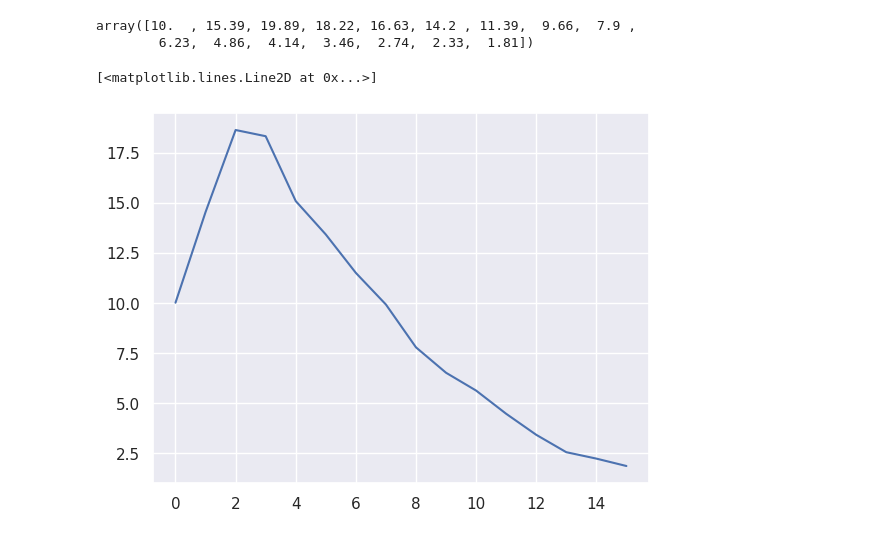
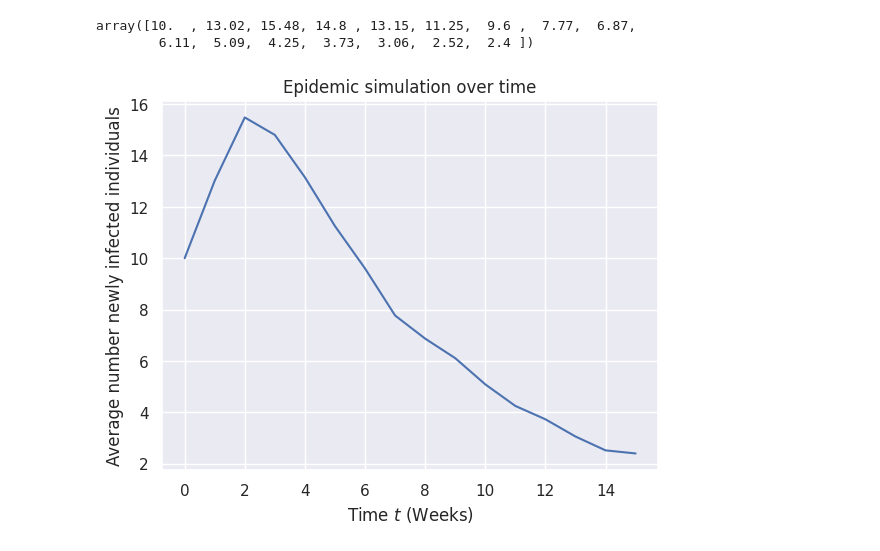
Before and after one commit to MateoRivera/network-dynamics, a Jupyter notebook: H3/H3 - Mateo.ipynb, the cells around one changed output. Cells and saved outputs as stored; diff of their text form; code cells hidden in the pictures.

```diff
--- a/H3/H3 - Mateo.ipynb
+++ b/H3/H3 - Mateo.ipynb
@@ -142,13 +140,13 @@ def EpidemicSimulation(G, beta, rho, time_limit):
 
     return nodes_infected, new_nodes_infected
 # %%
-def Simulations(G, beta, rho, n_simulations = 100, use_progressbar = True):
+def Simulations(G, beta, rho, time_limit = 15, n_simulations = 100, use_progressbar = True):
     simulations = []
     # Create a progress bar
     if use_progressbar:
         bar = progressbar.ProgressBar(max_value=n_simulations)
     for s in range(n_simulations):
-        simulations.append(EpidemicSimulation(G, beta, rho, week_to_simulate))
+        simulations.append(EpidemicSimulation(G, beta, rho, time_limit))
         if use_progressbar:
             bar.update(s+1)
     if use_progressbar:
@@ -157,5 +171,11 @@ def Simulations(G, beta, rho, n_simulations = 100, use_progressbar = True):
+# %%
+def simplified_plot(data, title='', xlabel='', ylabel='', color='b', label=''):
+    plt.plot(data, color=color, label=label)
+    plt.title(title)
+    plt.xlabel(xlabel)
+    plt.ylabel(ylabel)
 # %%
 nodes_infected, new_nodes_infected = EpidemicSimulation(G, beta, rho, week_to_simulate)
 # %%
-S = Simulations(G, beta, rho)
+S = Simulations(G, beta, rho, week_to_simulate)
 # %% [output]
@@ -164,10 +184,14 @@ S = Simulations(G, beta, rho)
 average_new_nodes_infected = np.mean([simulation[1] for simulation in S], axis=0)
 average_new_nodes_infected
 # %% [output]
-array([10.  , 15.39, 19.89, 18.22, 16.63, 14.2 , 11.39,  9.66,  7.9 ,
-        6.23,  4.86,  4.14,  3.46,  2.74,  2.33,  1.81])
+array([10.  , 13.02, 15.48, 14.8 , 13.15, 11.25,  9.6 ,  7.77,  6.87,
+        6.11,  5.09,  4.25,  3.73,  3.06,  2.52,  2.4 ])
-# %%
-plt.plot(average_new_nodes_infected)
-# %% [output]
-[<matplotlib.lines.Line2D at 0x...>]
-[figure, removed]
+# %%
+simplified_plot(average_new_nodes_infected,
+                title="Epidemic simulation over time",
+                xlabel='Time $t$ (Weeks)',
+                ylabel='Average number newly infected individuals'
+                )
+plt.show()
+# %% [output]
+[figure, added]
```
Also changed, not shown: parts of 4 cells of this notebook.
